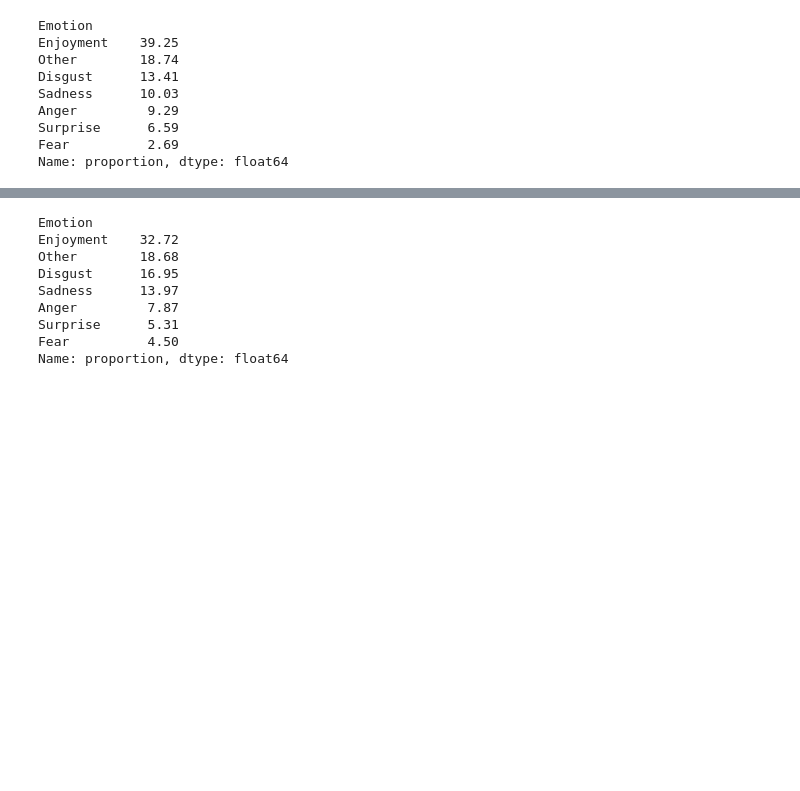
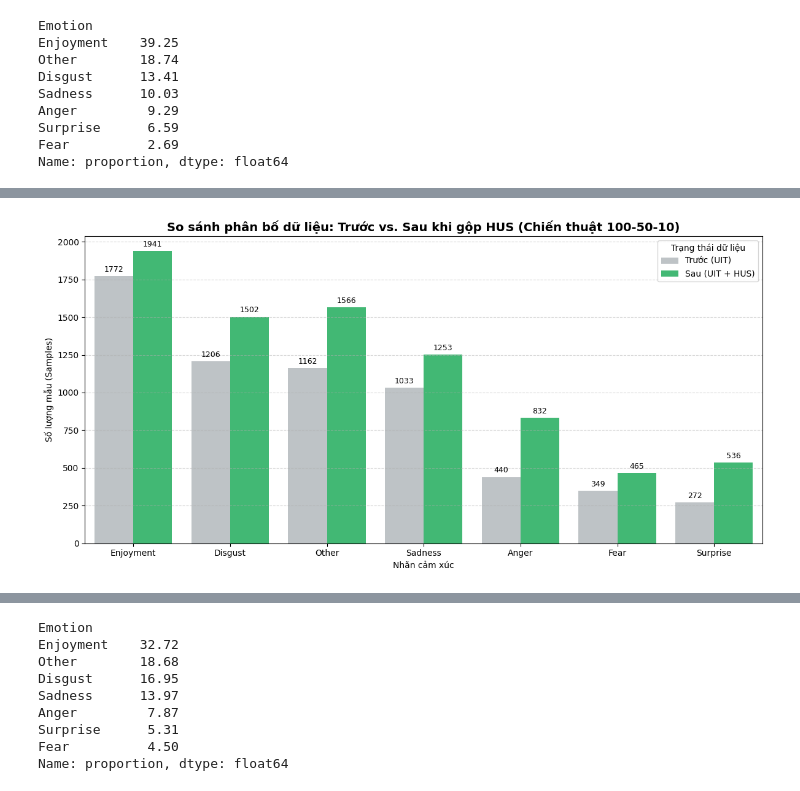
Before and after one commit to maiduyen05/emotion-recognize, a Jupyter notebook: src/data_build.ipynb, the cells around one changed output, grey strips where cells are left out. Cells and saved outputs as stored; diff of their text form; code cells hidden in the pictures; blank space fills up the shorter version.

```diff
--- a/src/data_build.ipynb
+++ b/src/data_build.ipynb
@@ -159,9 +197,9 @@ merged_df.to_csv(f"{path}\\vsmec_merged.csv", index=False, encoding="utf-8-sig")
 # %% [markdown]
 ## Lấy data từ bộ dữ liệu tự label
 # %%
-check_labeled_data_final = pd.read_csv("..\\data\\final_checked_data.csv", encoding="utf-8-sig")
+hus_final_df = pd.read_csv("..\\data\\hus_fb.csv", encoding="utf-8-sig")
 
-check_labeled_data_final.shape
+hus_final_df.shape
 # %% [output]
 (4616, 2)
 # %%
@@ -172,7 +210,8 @@ check_labeled_data_final.head(3)
 | 1 | đã sợ bị đánh thì đừng có nói :)) | Anger |
 | 2 | đã sợ đừng có nói:)) bản lĩnh cái... | Anger |
 # %%
-check_labeled_data_final['Emotion'].value_counts()
+hus_counts = hus_final_df['Emotion'].value_counts()
+hus_counts
 # %% [output]
 Emotion
 Enjoyment    1812
@@ -200,0 +294,11 @@ Name: proportion, dtype: float64
+# %%
+# Tính tổng số lượng mỗi nhãn khi gộp đơn thuần
+total_counts = {}
+for emotion in set(merged_df_train_valid['Emotion'].unique()) | set(hus_final_df['Emotion'].unique()):
+    uit_count = uit_train_valid_counts.get(emotion, 0)
+    hus_count = hus_counts.get(emotion, 0)
+    total_counts[emotion] = uit_count + hus_count
+
+print("Tổng số lượng mỗi nhãn nếu gộp đơn thuần:")
+for emotion, count in sorted(total_counts.items(), key=lambda x: x[1], reverse=True):
+    print(f"{emotion}: {count}")
@@ -205,0 +456,69 @@ merged_final.shape
+# %%
+import matplotlib.pyplot as plt
+import pandas as pd
+import seaborn as sns
+
+# --- 1. CHUẨN BỊ DỮ LIỆU SO SÁNH ---
+# Đếm số lượng từ tập gốc (UIT)
+dist_before = merged_df_train_valid['Emotion'].value_counts().sort_index()
+# Đếm số lượng từ tập sau khi gộp (UIT + HUS strategy)
+dist_after = merged_final['Emotion'].value_counts().sort_index()
+
+# Tạo DataFrame tổng hợp để vẽ
+comparison_df = pd.DataFrame({
+    'Emotion': dist_before.index,
+    'Trước (UIT)': dist_before.values,
+    'Sau (UIT + HUS)': dist_after.values
+})
+
+# Tính thêm cột thay đổi (%)
+comparison_df['Tăng trưởng'] = comparison_df['Sau (UIT + HUS)'] - comparison_df['Trước (UIT)']
+comparison_df['% Tăng'] = (comparison_df['Tăng trưởng'] / comparison_df['Trước (UIT)'] * 100).round(1)
+
+# Sắp xếp lại theo thứ tự số lượng giảm dần của tập gốc để dễ nhìn
+comparison_df = comparison_df.sort_values(by='Trước (UIT)', ascending=False)
+
+# --- 2. VẼ BIỂU ĐỒ ---
+plt.figure(figsize=(12, 6))
+
+# Chuyển dữ liệu sang dạng 'long' để dùng Seaborn
+df_melted = comparison_df.melt(id_vars='Emotion',
+                               value_vars=['Trước (UIT)', 'Sau (UIT + HUS)'],
+                               var_name='Giai đoạn',
+                               value_name='Số lượng mẫu')
+
+# Vẽ biểu đồ cột nhóm (Grouped Bar Chart)
+ax = sns.barplot(data=df_melted, x='Emotion', y='Số lượng mẫu', hue='Giai đoạn', palette=['#bdc3c7', '#2ecc71'])
+
+# Thêm nhãn số lượng trên đầu mỗi cột
+for container in ax.containers:
+    ax.bar_label(container, padding=3, fontsize=9)
+
+plt.title('So sánh phân bố dữ liệu: Trước vs. Sau khi gộp HUS (Chiến thuật 100-50-10)', fontsize=14, fontweight='bold')
+plt.ylabel('Số lượng mẫu (Samples)')
+plt.xlabel('Nhãn cảm xúc')
+plt.legend(title='Trạng thái dữ liệu')
+plt.grid(axis='y', linestyle='--', alpha=0.5)
+plt.tight_layout()
+plt.show()
+
+# --- 3. IN BÁO CÁO CHỈ SỐ MẤT CÂN BẰNG ---
+print("\n=== BẢNG THỐNG KÊ CHI TIẾT ===")
+print(comparison_df[['Emotion', 'Trước (UIT)', 'Sau (UIT + HUS)', '% Tăng']].to_string(index=False))
+
+# Tính Imbalance Ratio (Tỷ lệ: Class lớn nhất / Class nhỏ nhất)
+# Số càng nhỏ càng tốt (1.0 là cân bằng tuyệt đối)
+max_before = dist_before.max()
+min_before = dist_before.min()
+ratio_before = max_before / min_before
+
+max_after = dist_after.max()
+min_after = dist_after.min()
+ratio_after = max_after / min_after
+
+print("\n=== HIỆU QUẢ CÂN BẰNG DỮ LIỆU (IMBALANCE RATIO) ===")
+print(f"Trước gộp (UIT Only): 1 mẫu Max (Enjoyment) 'cân' {ratio_before:.1f} mẫu Min.")
+print(f"Sau gộp (Mixed):      1 mẫu Max (Enjoyment) 'cân' {ratio_after:.1f} mẫu Min.")
+print(f"=> CẢI THIỆN: Độ lệch dữ liệu giảm {((ratio_before - ratio_after)/ratio_before)*100:.1f}%")
+# %% [output]
+[figure, added]
```
Also changed, not shown: parts of 19 cells of this notebook, 3 other files.
